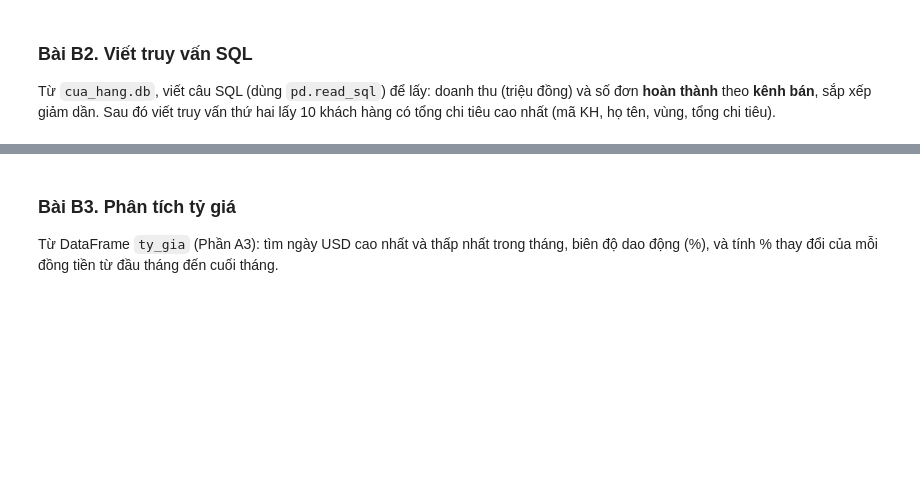
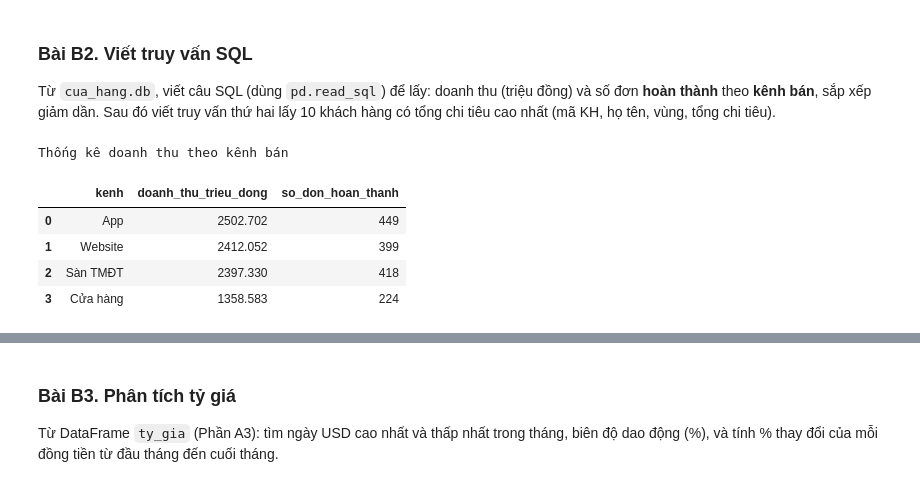
Before and after one commit to Twy-linh/Linh, a Jupyter notebook: Linh/bai_tap/Buoi_04_BaiTap.ipynb, the cells around one changed output, grey strips where cells are left out. Cells and saved outputs as stored; diff of their text form; code cells hidden in the pictures; blank space fills up the shorter version.

```diff
--- a/Linh/bai_tap/Buoi_04_BaiTap.ipynb
+++ b/Linh/bai_tap/Buoi_04_BaiTap.ipynb
@@ -142,4 +247,22 @@ Sắp xếp theo tồn kho tăng dần. Nhà cung cấp nào có nhiều sản p
 Từ `cua_hang.db`, viết câu SQL (dùng `pd.read_sql`) để lấy: doanh thu (triệu đồng) và số đơn **hoàn thành** theo **kênh bán**,
 sắp xếp giảm dần. Sau đó viết truy vấn thứ hai lấy 10 khách hàng có tổng chi tiêu cao nhất (mã KH, họ tên, vùng, tổng chi tiêu).
 # %%
-# Viết code của bạn ở đây
+sql_kenh_ban = """
+    SELECT
+        kenh,
+        SUM(don_gia * so_luong) / 1000000.0 AS doanh_thu_trieu_dong, COUNT(ma_don) AS so_don_hoan_thanh
+    FROM don_hang
+    WHERE trang_thai = "Hoàn thành"
+    GROUP BY kenh
+    ORDER BY doanh_thu_trieu_dong DESC
+    """
+df_kenh_ban = pd.read_sql(sql_kenh_ban, con)
+print("Thống kê doanh thu theo kênh bán")
+df_kenh_ban
+# %% [output]
+Thống kê doanh thu theo kênh bán
+|  | kenh | doanh_thu_trieu_dong | so_don_hoan_thanh |
+| 0 | App | 2502.702 | 449 |
+| 1 | Website | 2412.052 | 399 |
+| 2 | Sàn TMĐT | 2397.330 | 418 |
+| 3 | Cửa hàng | 1358.583 | 224 |
```
Also changed, not shown: parts of 19 cells of this notebook.
